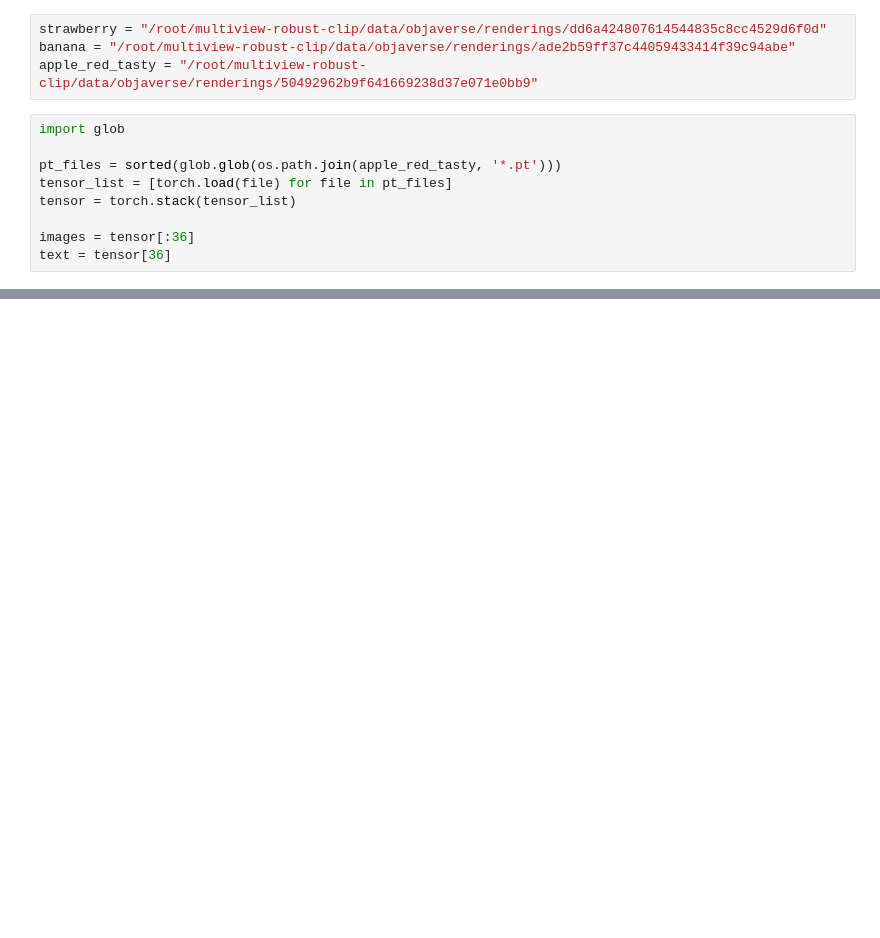
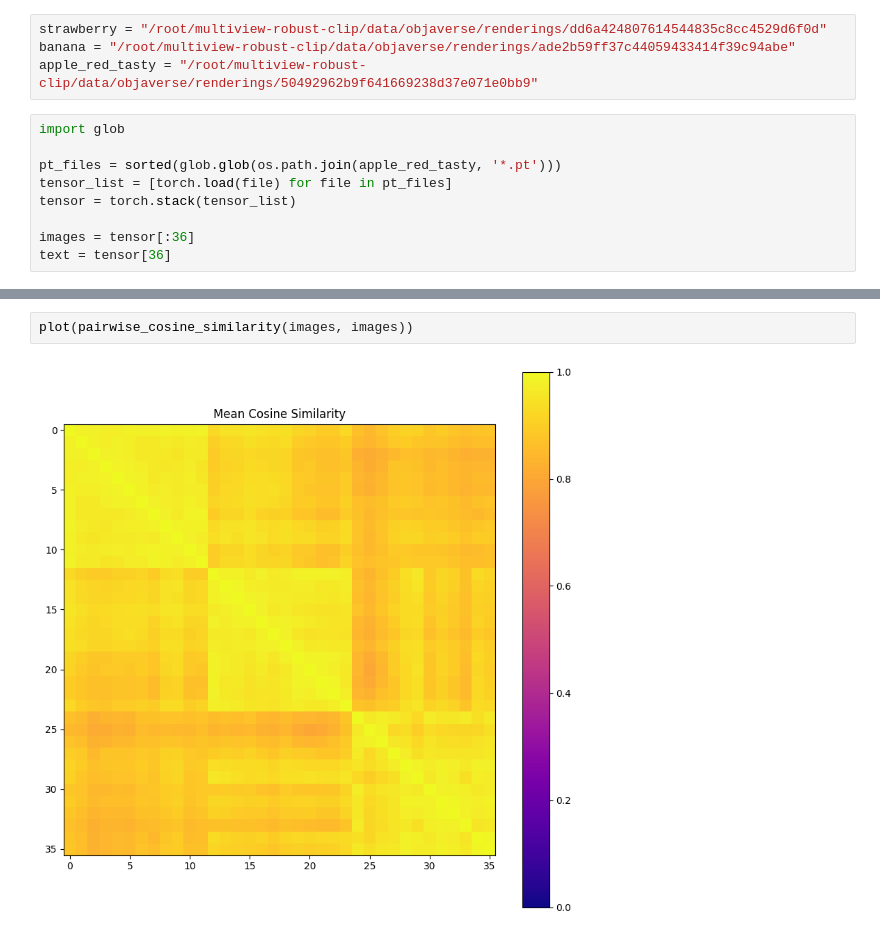
Before and after one commit to danielkorth/multiview-consistent-clip, a Jupyter notebook: notebooks/final_visualizations.ipynb, the cells around one changed output, grey strips where cells are left out. Cells and saved outputs as stored; diff of their text form; blank space fills up the shorter version.

```diff
--- a/notebooks/final_visualizations.ipynb
+++ b/notebooks/final_visualizations.ipynb
@@ -34,0 +37,4 @@ plot(pairwise_cosine_similarity(images, images))
+# %%
+plot(pairwise_cosine_similarity(images, images))
+# %% [output]
+[figure, added]
```
Also changed, not shown: parts of 4 cells of this notebook, 4 other files.
